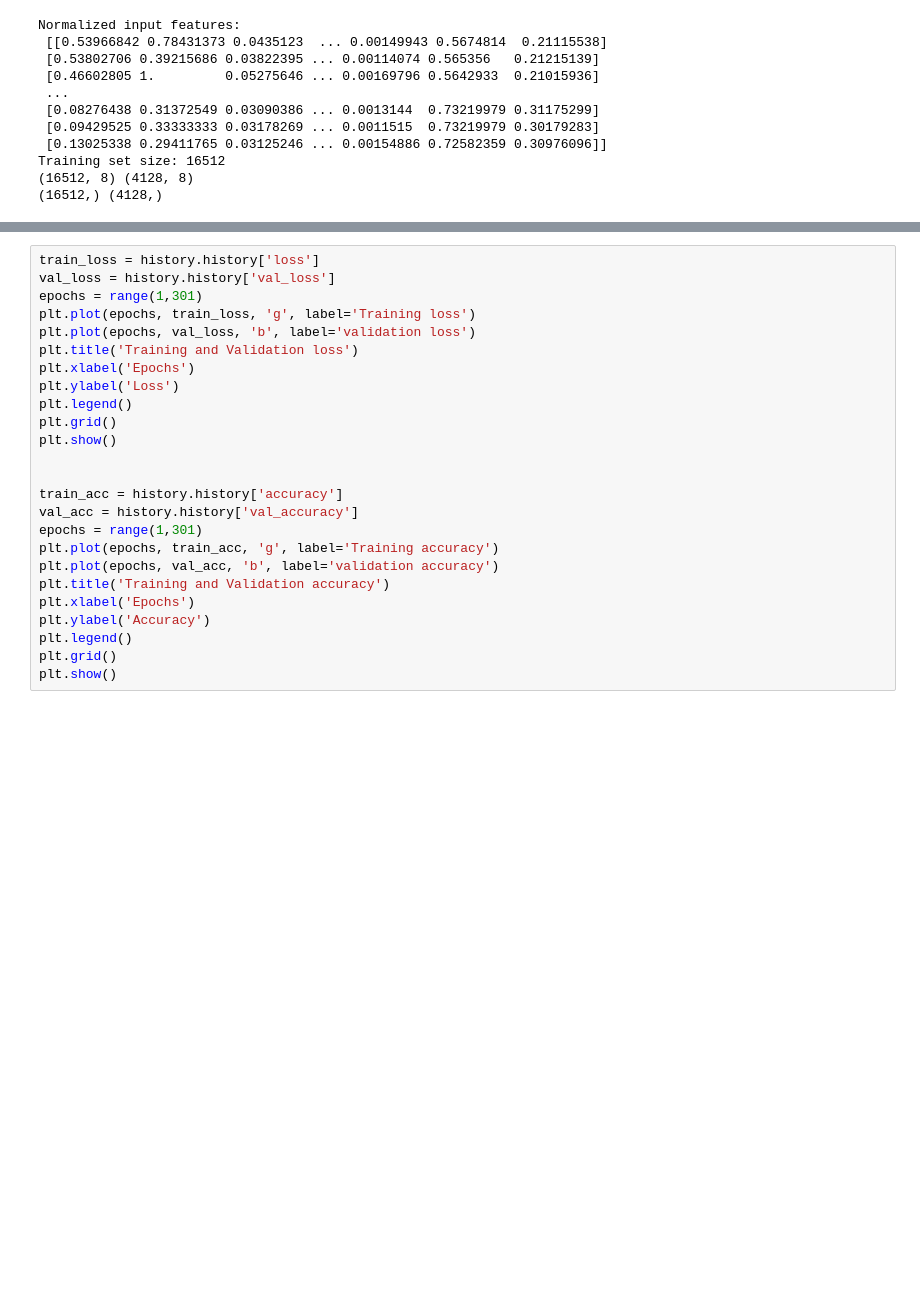
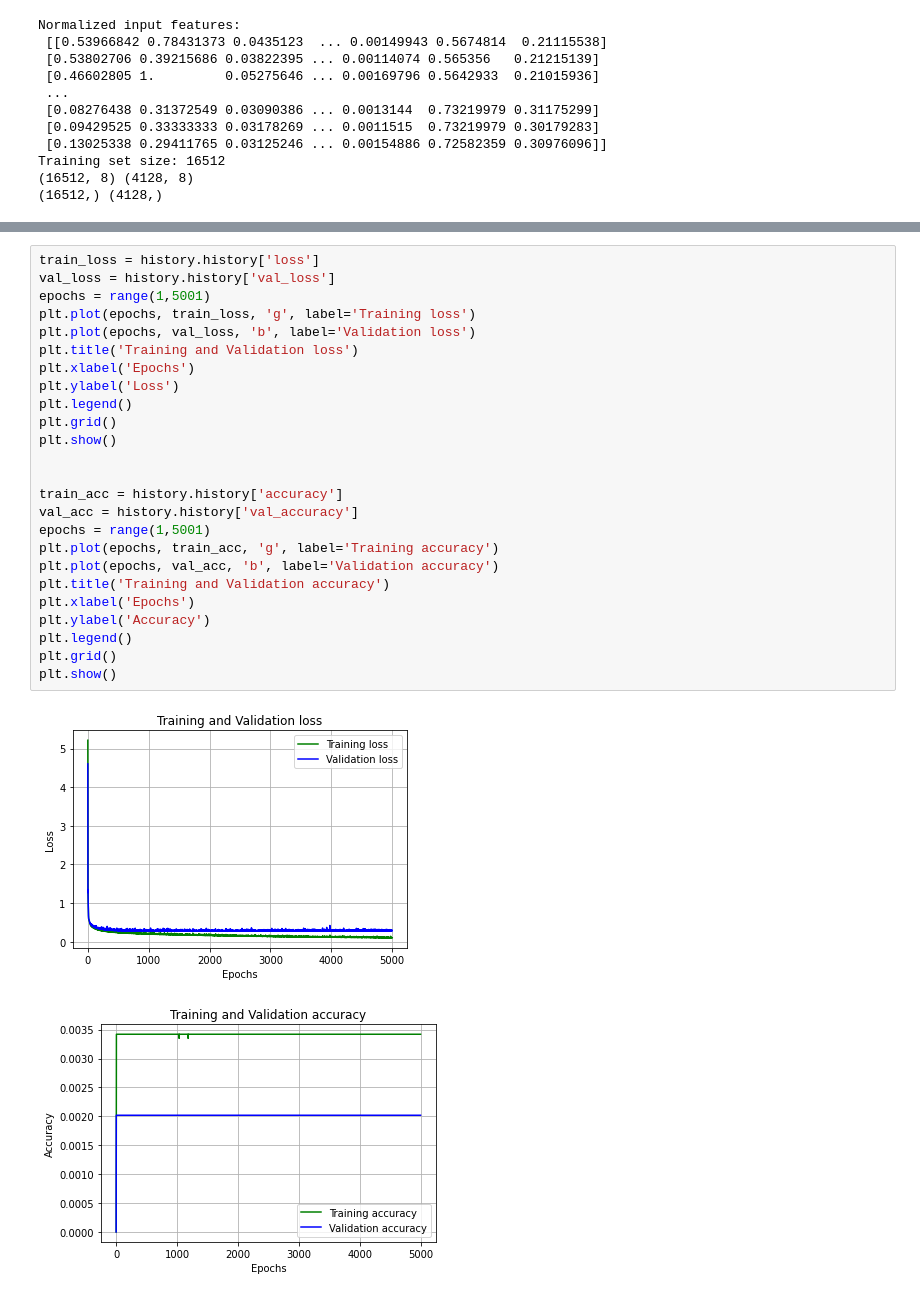
Before and after one commit to falniir/IE500618-Machinelearning, a Jupyter notebook: week_4/california_housing.ipynb, the cells around one changed output, grey strips where cells are left out. Drawn from its saved outputs; the diff is of its cells as text; blank space fills up the shorter version.

```diff
--- a/week_4/california_housing.ipynb
+++ b/week_4/california_housing.ipynb
@@ -80,25 +111,28 @@ print('accuracy:', acc)
 # %%
 train_loss = history.history['loss']
 val_loss = history.history['val_loss']
-epochs = range(1,301)
+epochs = range(1,5001)
 plt.plot(epochs, train_loss, 'g', label='Training loss')
-plt.plot(epochs, val_loss, 'b', label='validation loss')
+plt.plot(epochs, val_loss, 'b', label='Validation loss')
 plt.title('Training and Validation loss')
 plt.xlabel('Epochs')
 plt.ylabel('Loss')
 plt.legend()
 plt.grid()
 plt.show()
 
 
 train_acc = history.history['accuracy']
 val_acc = history.history['val_accuracy']
-epochs = range(1,301)
+epochs = range(1,5001)
 plt.plot(epochs, train_acc, 'g', label='Training accuracy')
-plt.plot(epochs, val_acc, 'b', label='validation accuracy')
+plt.plot(epochs, val_acc, 'b', label='Validation accuracy')
 plt.title('Training and Validation accuracy')
 plt.xlabel('Epochs')
 plt.ylabel('Accuracy')
 plt.legend()
 plt.grid()
 plt.show()
+# %% [output]
+[figure, added]
+[figure, added]
```
Also changed, not shown: parts of 4 cells of this notebook.
